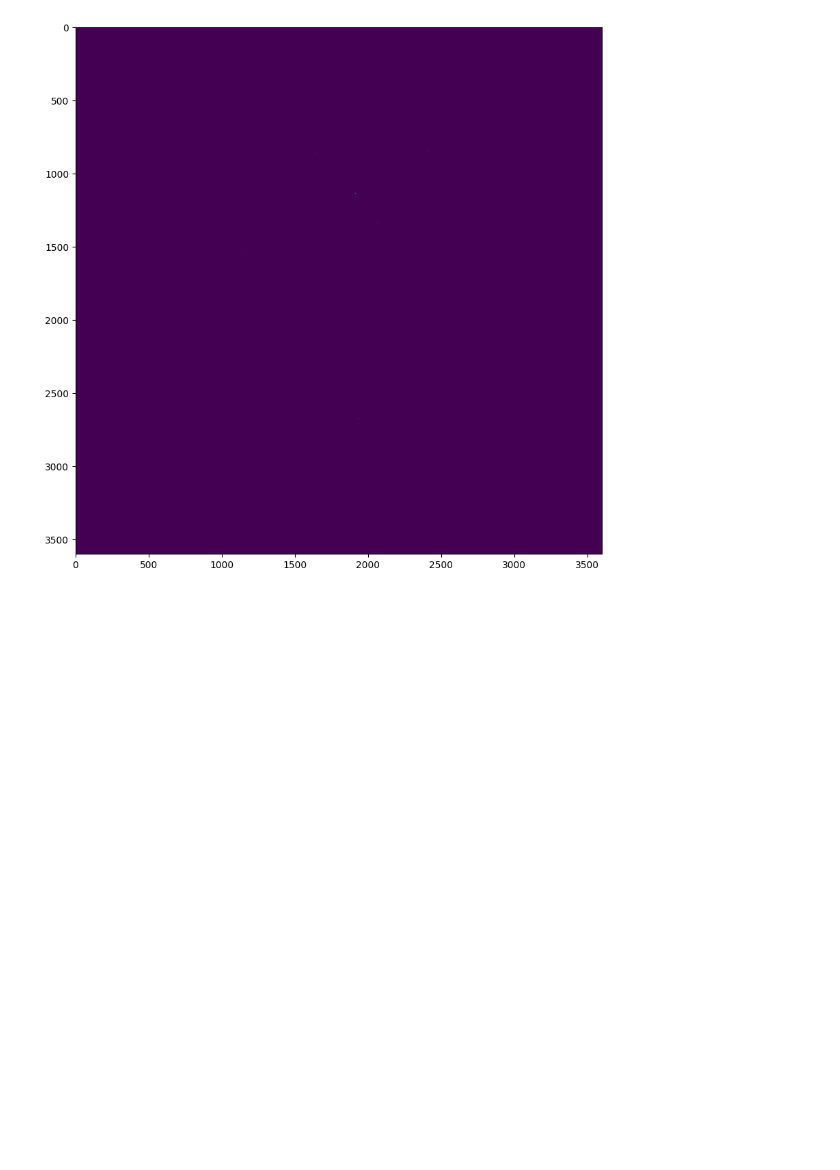
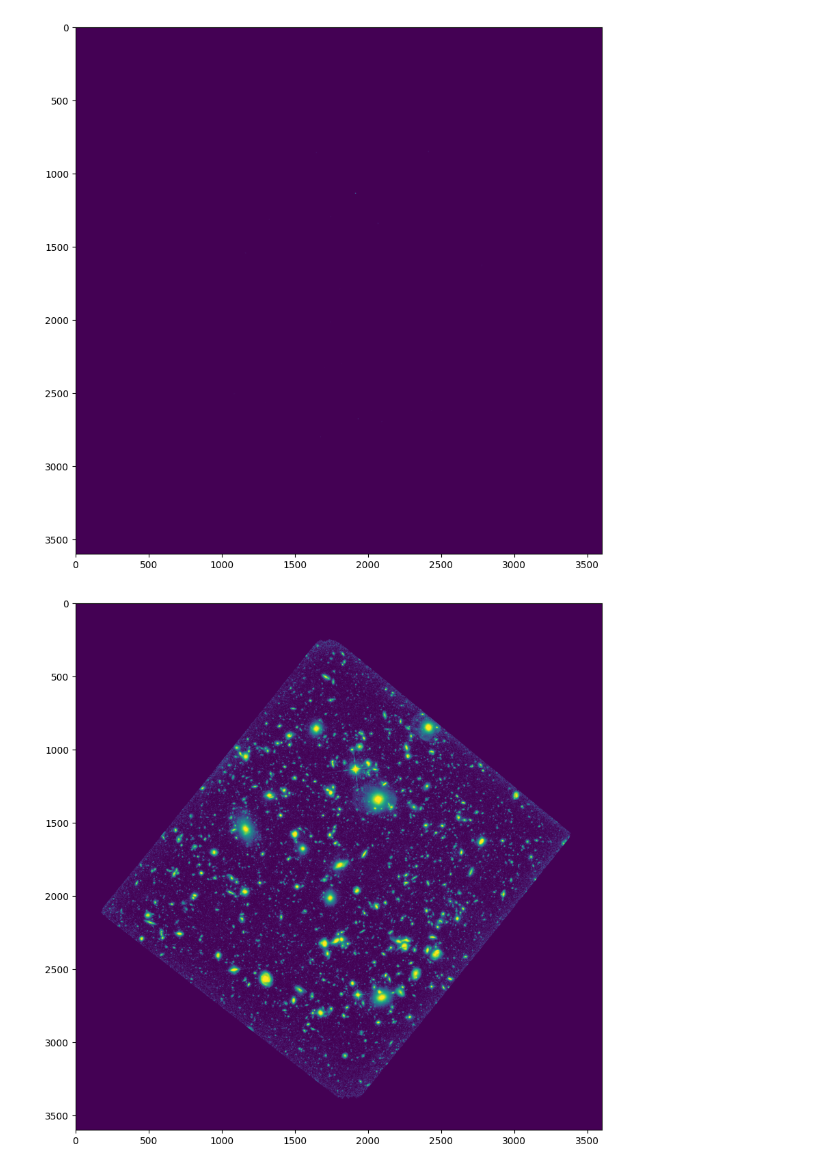
Before and after one commit to alinatroncoso17/astr-19, a Jupyter notebook: ASTR19 Final Project.ipynb, the cells around one changed output. Drawn from its saved outputs; the diff is of its cells as text; code cells hidden in the pictures; blank space fills up the shorter version.

```diff
--- a/ASTR19 Final Project.ipynb
+++ b/ASTR19 Final Project.ipynb
@@ -234,6 +226,15 @@ def rescale_image(data):
     #apply logscale
     pdata_tmp = np.log10(pdata_tmp)
     return pdata_tmp
+# %%
+def fits_quicklook(data,fnx=10,fny=10):
+    f = plt.figure(figsize=(fnx,fny))
+    pdata_tmp = rescale_image(data)
+    plt.imshow(pdata_tmp)
+# %%
+fits_quicklook(data_2)
+# %% [output]
+[figure, added]
 # %%
 # use these rescaled images
 data_2_res = rescale_image(data_2)
```
Also changed, not shown: parts of 12 cells of this notebook.
